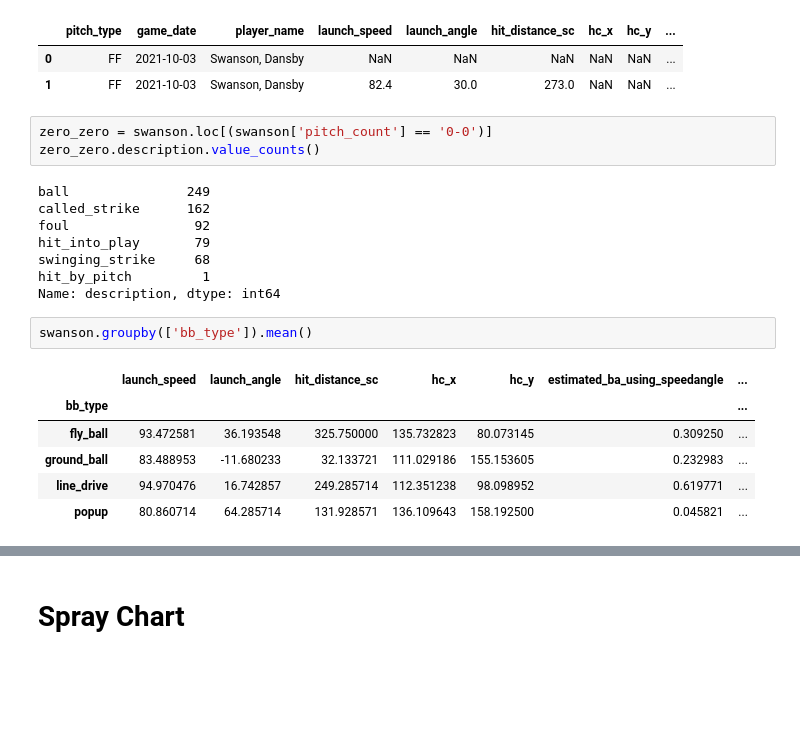
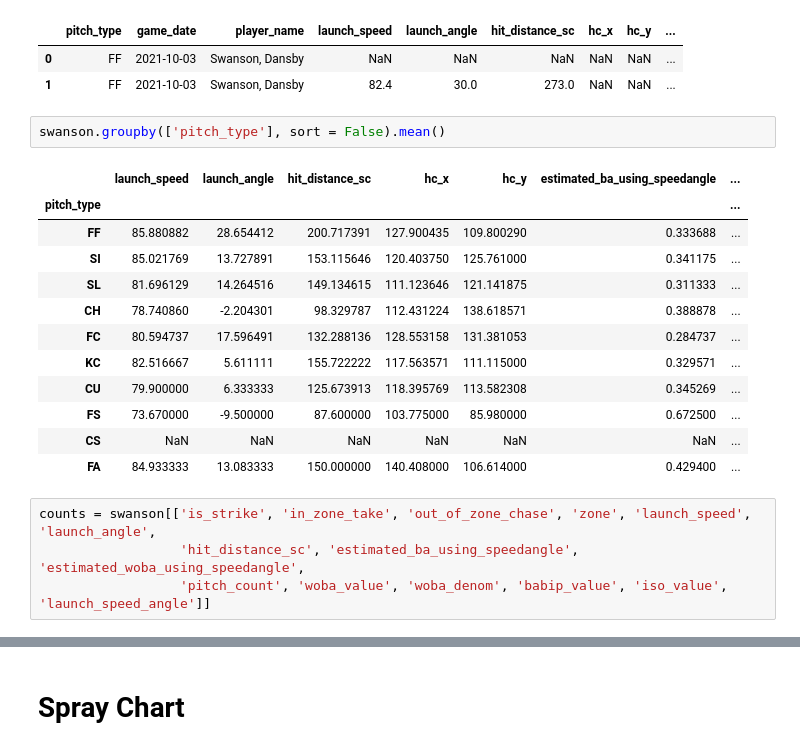
Before and after one commit to anthonyzurke/player-analysis, a Jupyter notebook: hitters/swanson-scoutingreport.ipynb, the cells around one changed output, grey strips where cells are left out. Cells and saved outputs as stored; diff of their text form; blank space fills up the shorter version.

```diff
--- a/hitters/swanson-scoutingreport.ipynb
+++ b/hitters/swanson-scoutingreport.ipynb
@@ -66,24 +67,23 @@ swanson.head(2)
 |  | pitch_type | game_date | player_name | launch_speed | launch_angle | hit_distance_sc | hc_x | hc_y | ... |
 | 0 | FF | 2021-10-03 | Swanson, Dansby | NaN | NaN | NaN | NaN | NaN | ... |
 | 1 | FF | 2021-10-03 | Swanson, Dansby | 82.4 | 30.0 | 273.0 | NaN | NaN | ... |
-# %%
-zero_zero = swanson.loc[(swanson['pitch_count'] == '0-0')]
-zero_zero.description.value_counts()
-# %% [output]
-ball               249
-called_strike      162
-foul                92
-hit_into_play       79
-swinging_strike     68
-hit_by_pitch         1
-Name: description, dtype: int64
 # %%
-swanson.groupby(['bb_type']).mean()
+swanson.groupby(['pitch_type'], sort = False).mean()
 # %% [output]
 |  | launch_speed | launch_angle | hit_distance_sc | hc_x | hc_y | estimated_ba_using_speedangle | ... |
-| bb_type |  |  |  |  |  |  | ... |
-| fly_ball | 93.472581 | 36.193548 | 325.750000 | 135.732823 | 80.073145 | 0.309250 | ... |
-| ground_ball | 83.488953 | -11.680233 | 32.133721 | 111.029186 | 155.153605 | 0.232983 | ... |
-| line_drive | 94.970476 | 16.742857 | 249.285714 | 112.351238 | 98.098952 | 0.619771 | ... |
-| popup | 80.860714 | 64.285714 | 131.928571 | 136.109643 | 158.192500 | 0.045821 | ... |
+| pitch_type |  |  |  |  |  |  | ... |
+| FF | 85.880882 | 28.654412 | 200.717391 | 127.900435 | 109.800290 | 0.333688 | ... |
+| SI | 85.021769 | 13.727891 | 153.115646 | 120.403750 | 125.761000 | 0.341175 | ... |
+| SL | 81.696129 | 14.264516 | 149.134615 | 111.123646 | 121.141875 | 0.311333 | ... |
+| CH | 78.740860 | -2.204301 | 98.329787 | 112.431224 | 138.618571 | 0.388878 | ... |
+| FC | 80.594737 | 17.596491 | 132.288136 | 128.553158 | 131.381053 | 0.284737 | ... |
+| KC | 82.516667 | 5.611111 | 155.722222 | 117.563571 | 111.115000 | 0.329571 | ... |
+| CU | 79.900000 | 6.333333 | 125.673913 | 118.395769 | 113.582308 | 0.345269 | ... |
+| FS | 73.670000 | -9.500000 | 87.600000 | 103.775000 | 85.980000 | 0.672500 | ... |
+| CS | NaN | NaN | NaN | NaN | NaN | NaN | ... |
+| FA | 84.933333 | 13.083333 | 150.000000 | 140.408000 | 106.614000 | 0.429400 | ... |
+# %%
+counts = swanson[['is_strike', 'in_zone_take', 'out_of_zone_chase', 'zone', 'launch_speed', 'launch_angle',
+                  'hit_distance_sc', 'estimated_ba_using_speedangle', 'estimated_woba_using_speedangle',
+                  'pitch_count', 'woba_value', 'woba_denom', 'babip_value', 'iso_value', 'launch_speed_angle']]
 # %%
```
Also changed, not shown: parts of 40 cells of this notebook.
